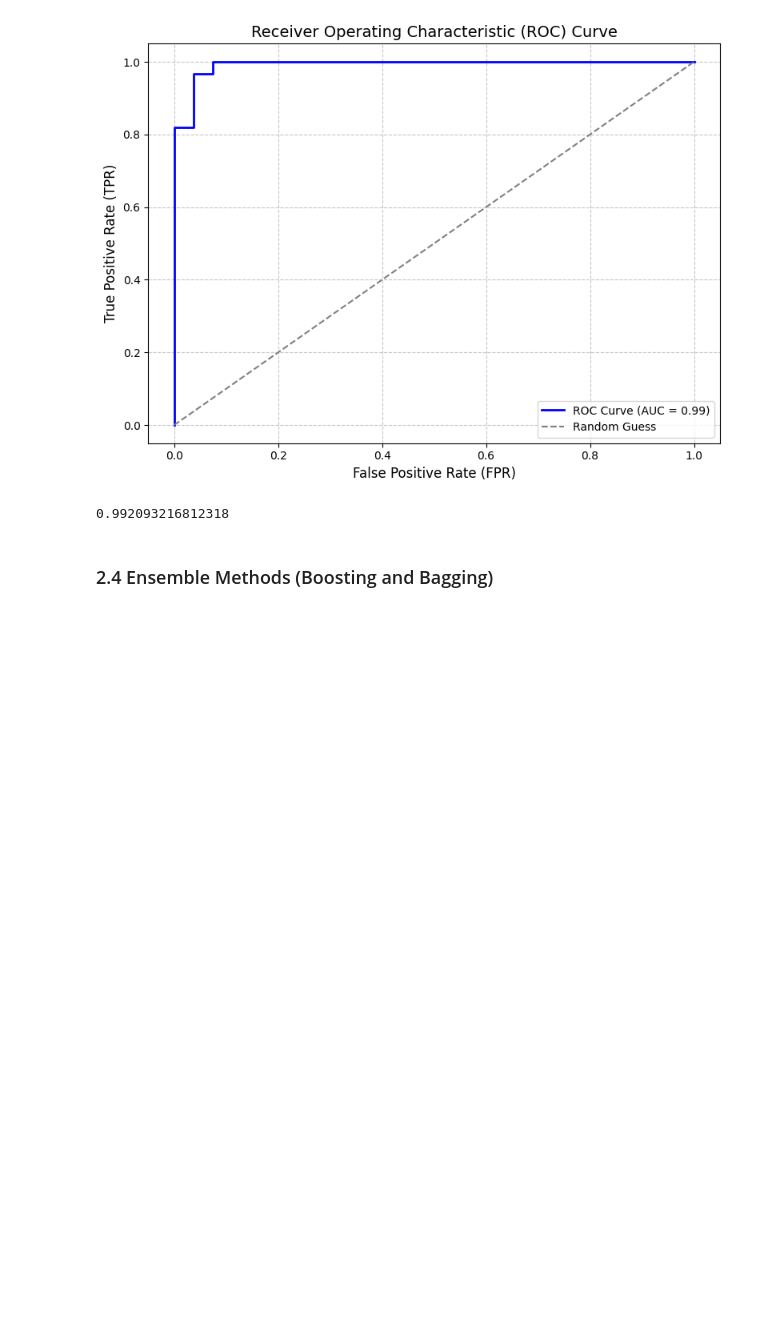
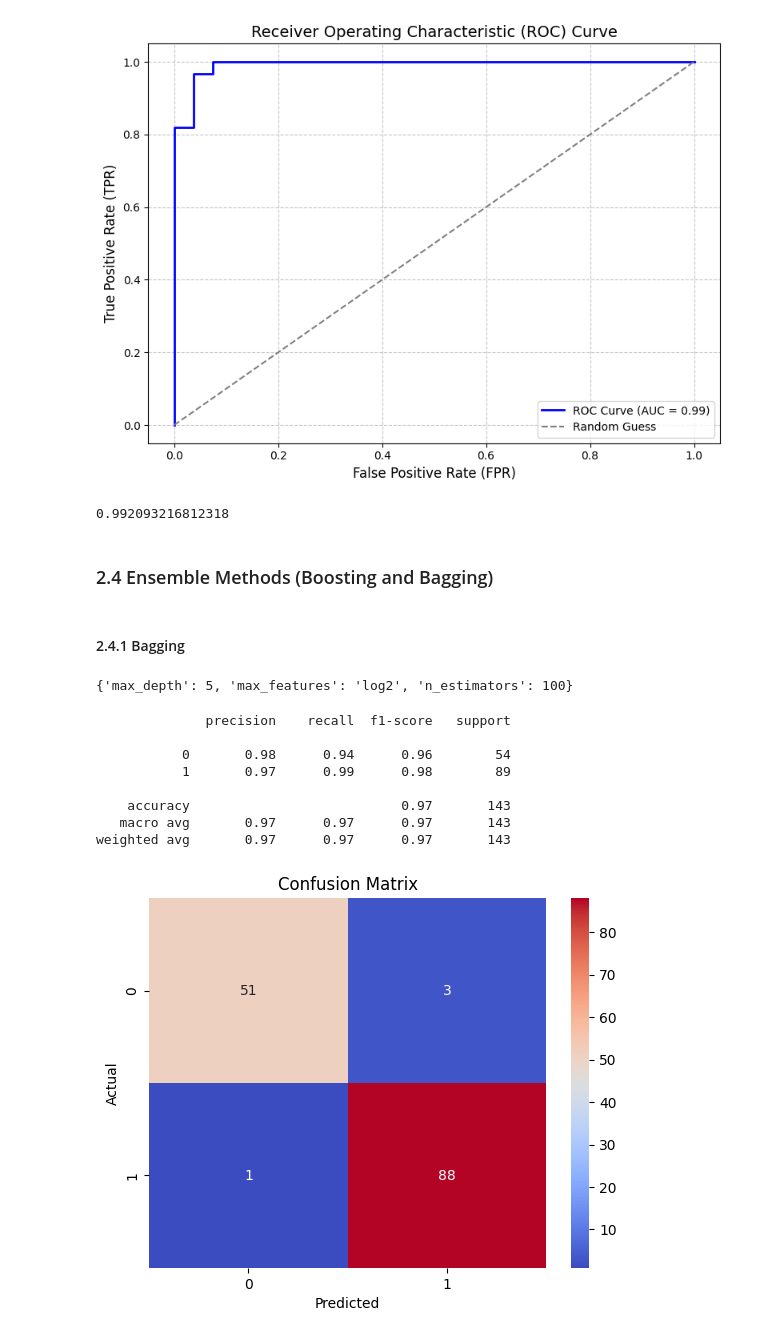
Before and after one commit to Mohammed-Abed-Alkareem/ML-Algorithms-Evaluation, a Jupyter notebook: AssignmentFiles/assignment.ipynb, the cells around one changed output. Cells and saved outputs as stored; diff of their text form; code cells hidden in the pictures; blank space fills up the shorter version.

```diff
--- a/AssignmentFiles/assignment.ipynb
+++ b/AssignmentFiles/assignment.ipynb
@@ -446,3 +454,66 @@ print(auc_score)
 0.992093216812318
 # %% [markdown]
 ### 2.4 Ensemble Methods (Boosting and Bagging)
+# %% [markdown]
+#### 2.4.1 Bagging
+# %%
+# Number of trees in random forest
+n_estimators = [100, 300, 500, 700, 900, 1100, 1300, 1500, 1700, 1900]
+# Number of features to consider at every split
+max_features = ['log2',] #'sqrt']
+# Maximum depth of a tree
+max_depth = [1, 5, 10, 30]
+max_depth.append(None)
+
+# Minimum number of samples required to split a node
+#min_samples_split = [2, 5, 10]
+# Minimum number of samples required at each leaf node
+#min_samples_leaf = [1, 2, 4]
+# Method of selecting samples for training each tree
+#bootstrap = [True, False]
+
+param_grid = {'n_estimators': n_estimators,
+               'max_features': max_features,
+               'max_depth': max_depth,
+#               'min_samples_split': min_samples_split,
+#               'min_samples_leaf': min_samples_leaf,
+#               'bootstrap': bootstrap
+               }
+
+rf = RandomForestClassifier(random_state=42)
+
+grid_search = GridSearchCV(rf, param_grid, cv=5, scoring='accuracy', n_jobs=6)
+
+grid_search.fit(X_train, y_train)
+
+grid_search.best_params_
+# %% [output]
+{'max_depth': 5, 'max_features': 'log2', 'n_estimators': 100}
+# %%
+# Train with the best parameters
+rf = RandomForestClassifier(n_estimators=1700, max_depth=10, min_samples_leaf=1, min_samples_split=2,max_features='log2')
+rf.fit(X_train, y_train)
+
+# Test on the test set
+y_pred = rf.predict(X_test)
+
+# Get full report
+print(classification_report(y_test, y_pred))
+
+# Confusion matrix plot
+cm = confusion_matrix(y_test, y_pred)
+sns.heatmap(cm, annot=True, fmt='d', cmap='coolwarm')
+plt.xlabel('Predicted')
+plt.ylabel('Actual')
+plt.title('Confusion Matrix')
+plt.show()
+# %% [output]
+              precision    recall  f1-score   support
+
+           0       0.98      0.94      0.96        54
+           1       0.97      0.99      0.98        89
+
+    accuracy                           0.97       143
+   macro avg       0.97      0.97      0.97       143
+weighted avg       0.97      0.97      0.97       143
+[figure, added]
```
Also changed, not shown: parts of 11 cells of this notebook.
